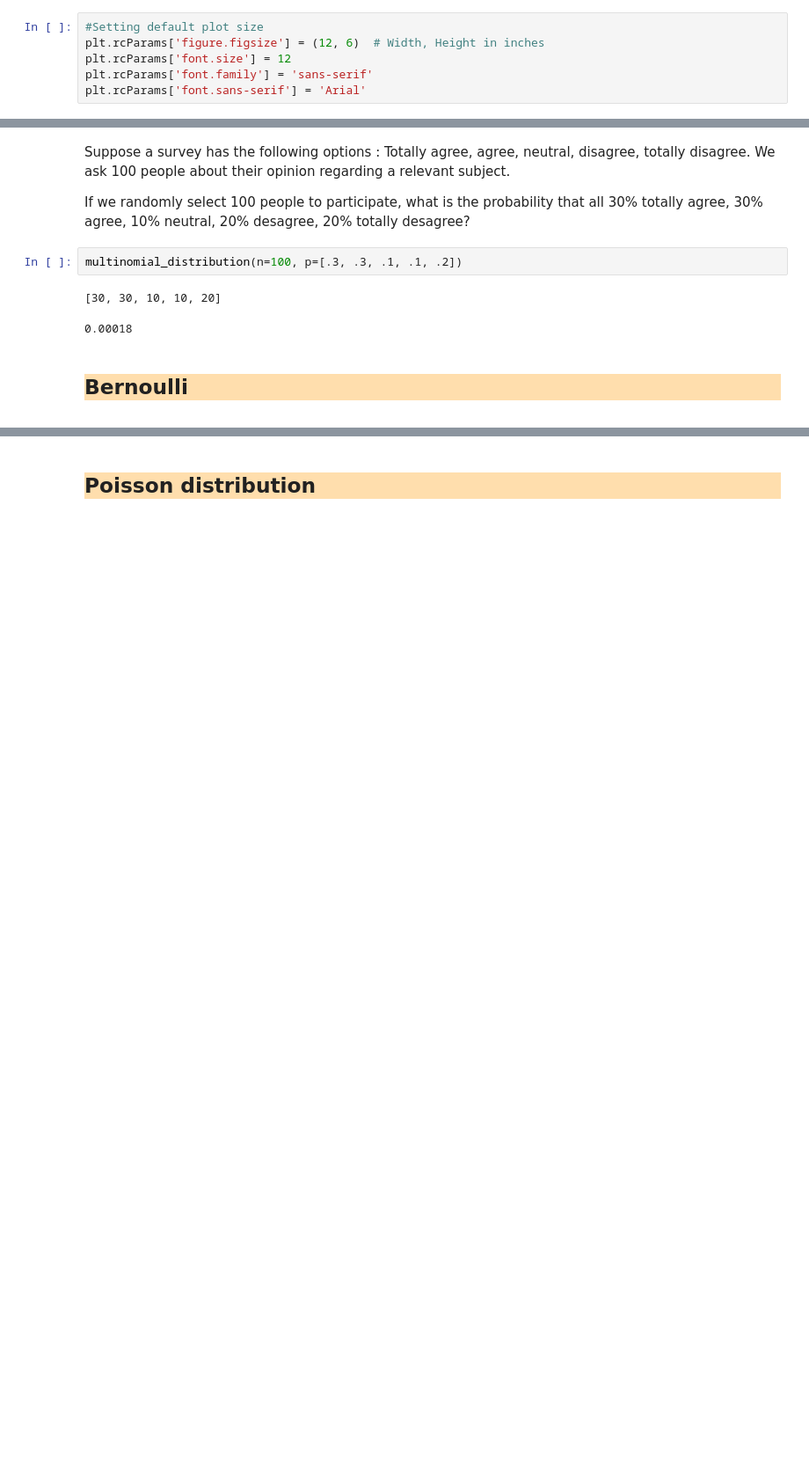
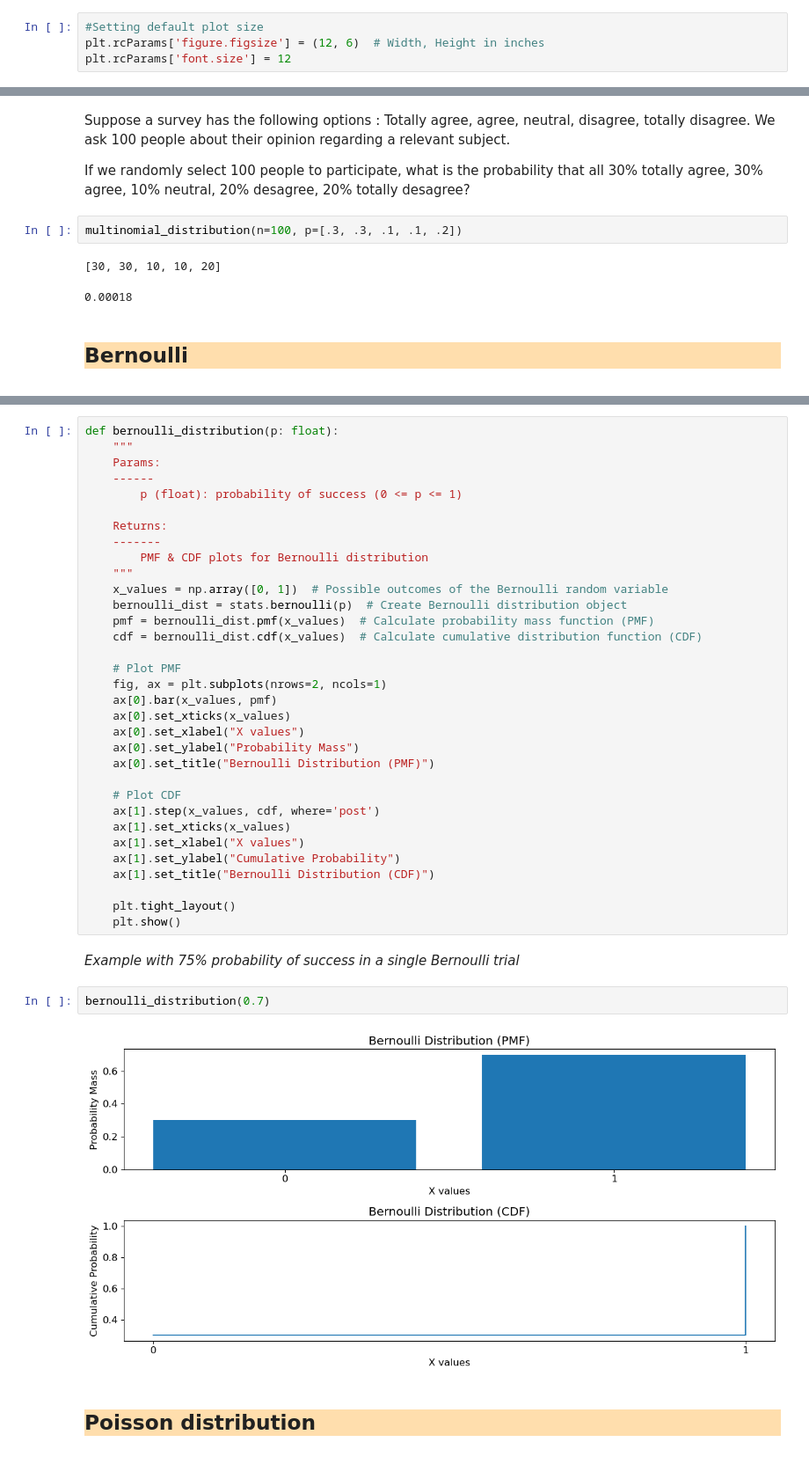
Before and after one commit to shibzr/statistics, a Jupyter notebook: Probability Distribution.ipynb, the cells around one changed output, grey strips where cells are left out. Shown: that part at 88% size. Drawn from its saved outputs; the diff is of its cells as text; blank space fills up the shorter version.

```diff
--- a/Probability Distribution.ipynb
+++ b/Probability Distribution.ipynb
@@ -55,8 +55,6 @@ import matplotlib.pyplot as plt
 #Setting default plot size
 plt.rcParams['figure.figsize'] = (12, 6)  # Width, Height in inches
 plt.rcParams['font.size'] = 12
-plt.rcParams['font.family'] = 'sans-serif'
-plt.rcParams['font.sans-serif'] = 'Arial'
 # %% [markdown]
 ---
 # %% [markdown]
@@ -479,3 +495,42 @@ multinomial_distribution(n=100, p=[.3, .3, .1, .1, .2])
+# %%
+def bernoulli_distribution(p: float):
+    """
+    Params:
+    ------
+        p (float): probability of success (0 <= p <= 1)
+
+    Returns:
+    -------
+        PMF & CDF plots for Bernoulli distribution
+    """
+    x_values = np.array([0, 1])  # Possible outcomes of the Bernoulli random variable
+    bernoulli_dist = stats.bernoulli(p)  # Create Bernoulli distribution object
+    pmf = bernoulli_dist.pmf(x_values)  # Calculate probability mass function (PMF)
+    cdf = bernoulli_dist.cdf(x_values)  # Calculate cumulative distribution function (CDF)
+
+    # Plot PMF
+    fig, ax = plt.subplots(nrows=2, ncols=1)
+    ax[0].bar(x_values, pmf)
+    ax[0].set_xticks(x_values)
+    ax[0].set_xlabel("X values")
+    ax[0].set_ylabel("Probability Mass")
+    ax[0].set_title("Bernoulli Distribution (PMF)")
+
+    # Plot CDF
+    ax[1].step(x_values, cdf, where='post')
+    ax[1].set_xticks(x_values)
+    ax[1].set_xlabel("X values")
+    ax[1].set_ylabel("Cumulative Probability")
+    ax[1].set_title("Bernoulli Distribution (CDF)")
+
+    plt.tight_layout()
+    plt.show()
+# %% [markdown]
+*Example with 75% probability of success in a single Bernoulli trial*
+# %%
+bernoulli_distribution(0.7)
+# %% [output]
+[figure, added]
 # %% [markdown]
 <div style="background-color: NavajoWhite; border-style: solid;font-family: Arial">
 
```
Also changed, not shown: parts of 14 cells of this notebook.
